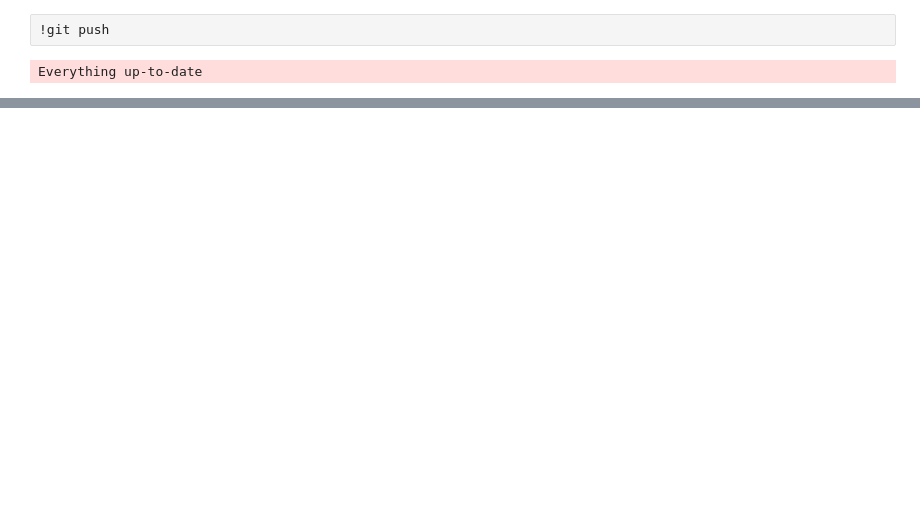
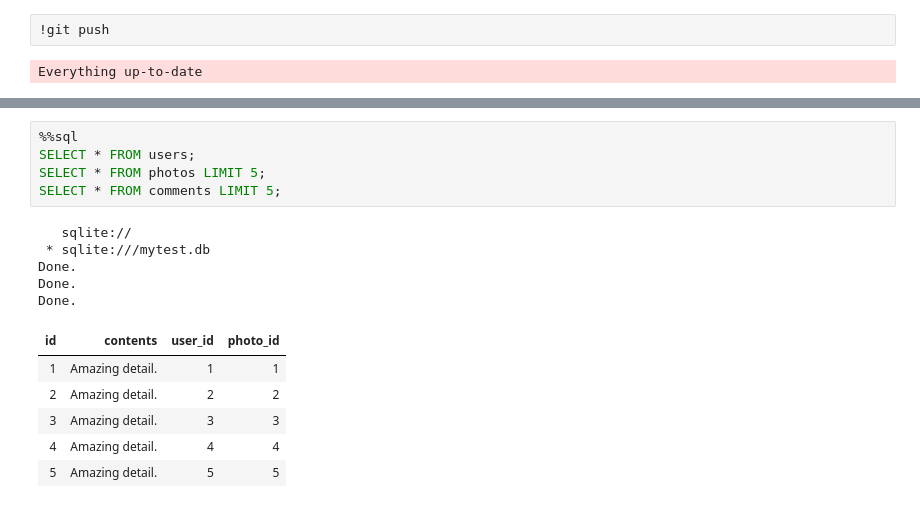
Before and after one commit to alirezaghorbani1983/psql_training, a Jupyter notebook: psql_1.ipynb, the cells around one changed output, grey strips where cells are left out. Cells and saved outputs as stored; diff of their text form; blank space fills up the shorter version.

```diff
--- a/psql_1.ipynb
+++ b/psql_1.ipynb
@@ -539,0 +641,17 @@ Everything up-to-date
+# %%
+%%sql
+SELECT * FROM users;
+SELECT * FROM photos LIMIT 5;
+SELECT * FROM comments LIMIT 5;
+# %% [output]
+   sqlite://
+ * sqlite:///mytest.db
+Done.
+Done.
+Done.
+| id | contents | user_id | photo_id |
+| 1 | Amazing detail. | 1 | 1 |
+| 2 | Amazing detail. | 2 | 2 |
+| 3 | Amazing detail. | 3 | 3 |
+| 4 | Amazing detail. | 4 | 4 |
+| 5 | Amazing detail. | 5 | 5 |
```
Also changed, not shown: parts of 8 cells of this notebook, 1 other file.
